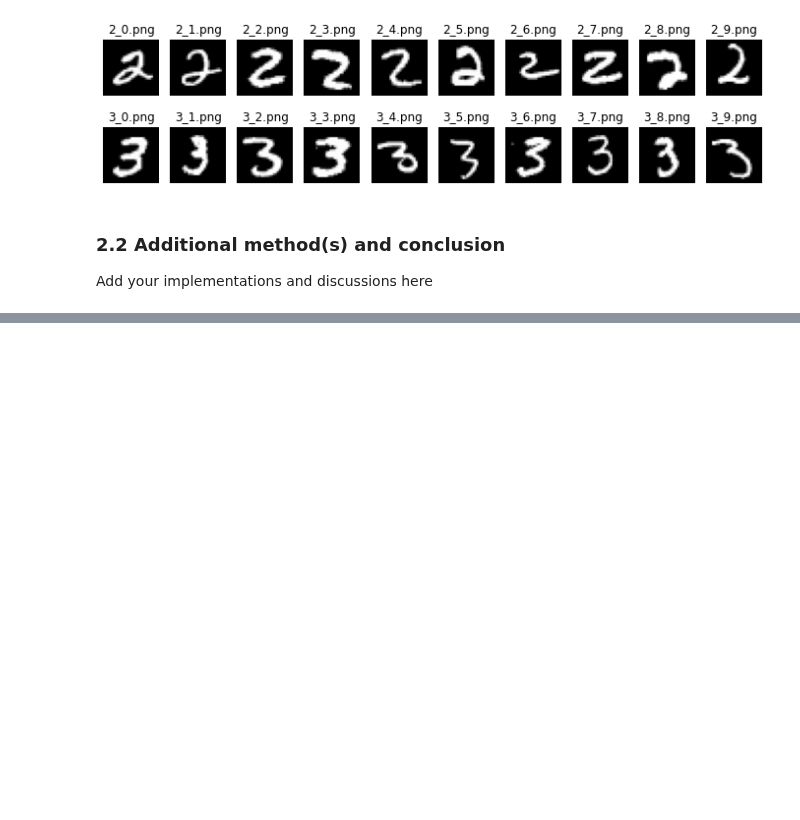
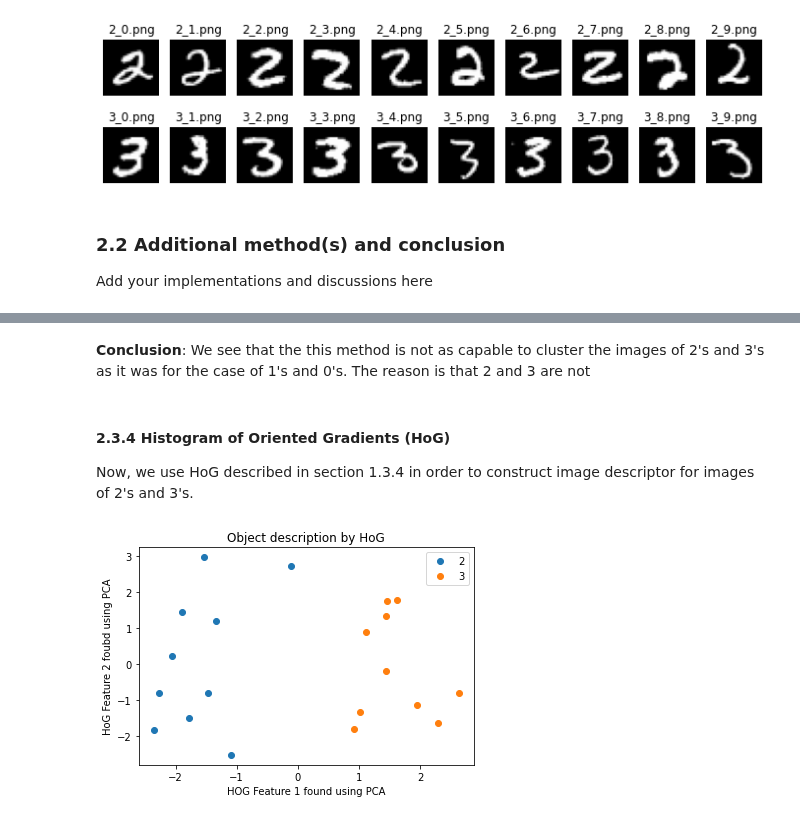
Before and after one commit to dhruti96shah/iapr-2020, a Jupyter notebook: labs/lab_02_object_description_zahra.ipynb, the cells around one changed output, grey strips where cells are left out. Saved outputs shown, nothing was run; the diff lists cells and outputs as text; code cells hidden in the pictures; blank space fills up the shorter version.

```diff
--- a/labs/lab_02_object_description_zahra.ipynb
+++ b/labs/lab_02_object_description_zahra.ipynb
@@ -260,0 +330,40 @@ Add your implementations and discussions here
+# %% [markdown]
+__Conclusion__: We see that the this method is not as capable to cluster the images of 2's and 3's as it was for the case of 1's and 0's. The reason is that 2 and 3 are not
+# %% [markdown]
+#### 2.3.4 Histogram of Oriented Gradients (HoG)
+
+Now, we use HoG described in section 1.3.4 in order to construct image descriptor for images of 2's and 3's.
+# %%
+# All features list
+all_features_2 = []
+
+# Calculate HoG descriptor with window size of 8x8, cell size of 2x2, and stride of 4x4
+HoG_descriptor_2 = cv2.HOGDescriptor((28,28),(8,8),(4,4),(2,2),8)
+
+# Compute the HoG description of twos
+features_twos = compute_HoG_descriptor(twos_im, HoG_descriptor_2)
+all_features_2.append(features_twos)
+
+# Compute the HoG description of threes
+features_threes = compute_HoG_descriptor(threes_im, HoG_descriptor_2)
+all_features_2.append(features_threes)
+
+# Reshape the features vector from 3D to 2D
+all_features_2 = np.reshape(all_features_2,(np.shape(all_features_2)[0]*np.shape(all_features_2)[1],np.shape(all_features_2)[2]))
+
+# Combine the features using PCA
+pca_2 = PCA(n_components=2)
+features_2d_2 = pca_2.fit_transform(all_features_2)
+
+# Plot the results
+twos = plt.plot(features_2d_2.transpose()[0][10:20],features_2d_2.transpose()[1][10:20],"o", label="2")
+threes = plt.plot(features_2d_2.transpose()[0][0:10],features_2d_2.transpose()[1][0:10], "o", label="3")
+
+plt.xlabel('HOG Feature 1 found using PCA')
+plt.ylabel('HoG Feature 2 foubd using PCA')
+plt.title('Object description by HoG')
+plt.legend(loc=1)
+
+plt.show()
+# %% [output]
+[figure, added]
```
Also changed, not shown: parts of 11 cells of this notebook.
